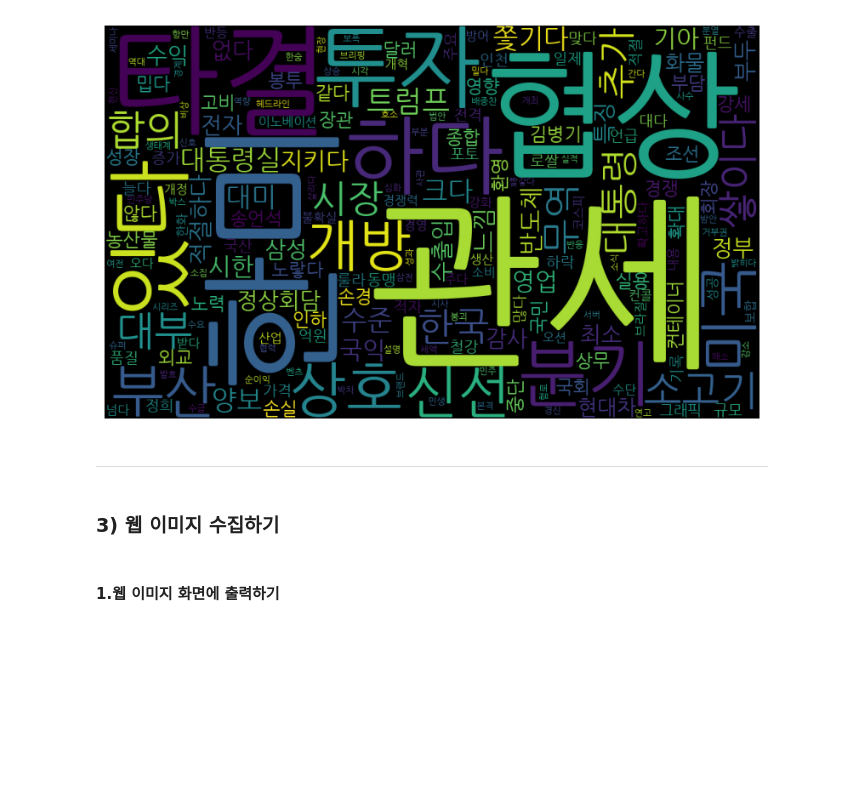
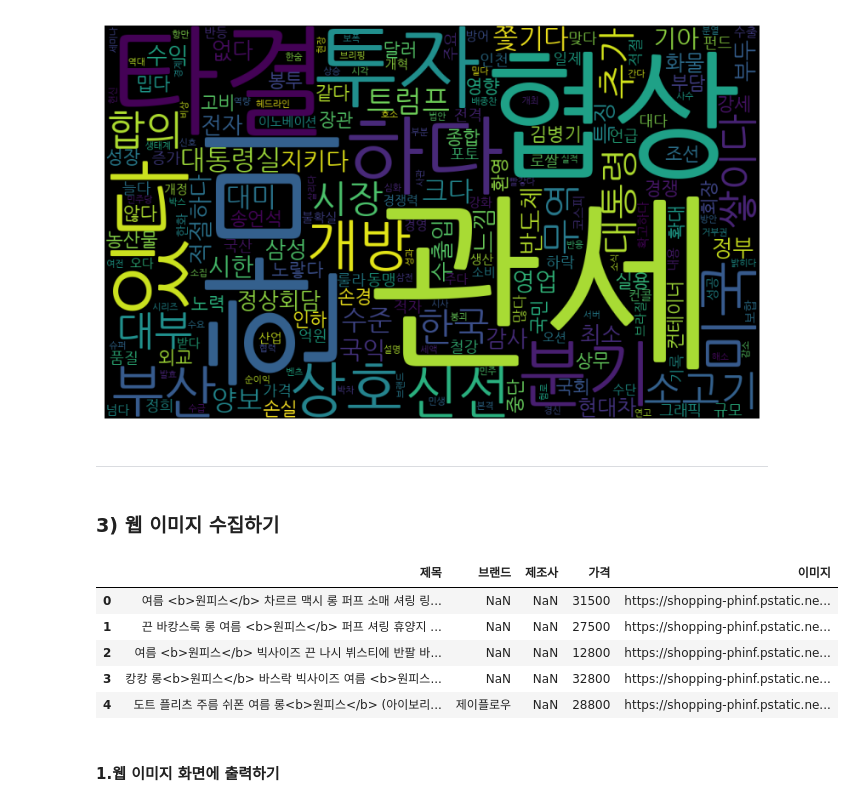
Before and after one commit to jeju2507/2025_mirae_master, a Jupyter notebook: 3일차_웹데이터수집및시각화_OpenAPI_완성_ipynb의_사본.ipynb, the cells around one changed output. Saved outputs shown, nothing was run; the diff lists cells and outputs as text; code cells hidden in the pictures; blank space fills up the shorter version.

```diff
--- a/3일차_웹데이터수집및시각화_OpenAPI_완성_ipynb의_사본.ipynb
+++ b/3일차_웹데이터수집및시각화_OpenAPI_완성_ipynb의_사본.ipynb
@@ -543,8 +543,16 @@ make_wordcloud(feature_name, count)
 # %% [markdown]
 ### <a name="3)웹이미지수집하기">3) 웹 이미지 수집하기</a>
 # %%
-df = pd.read_csv('naver_shop_여성니트.csv')
+
+df = pd.read_csv('naver_shop_블랙원피스.csv')
 df.head(5)
+# %% [output]
+|  | 제목 | 브랜드 | 제조사 | 가격 | 이미지 |
+| 0 | 여름 <b>원피스</b> 차르르 맥시 롱 퍼프 소매 셔링 링... | NaN | NaN | 31500 | https://shopping-phinf.pstatic.ne... |
+| 1 | 끈 바캉스룩 롱 여름 <b>원피스</b> 퍼프 셔링 휴양지 ... | NaN | NaN | 27500 | https://shopping-phinf.pstatic.ne... |
+| 2 | 여름 <b>원피스</b> 빅사이즈 끈 나시 뷔스티에 반팔 바... | NaN | NaN | 12800 | https://shopping-phinf.pstatic.ne... |
+| 3 | 캉캉 롱<b>원피스</b> 바스락 빅사이즈 여름 <b>원피스... | NaN | NaN | 32800 | https://shopping-phinf.pstatic.ne... |
+| 4 | 도트 플리츠 주름 쉬폰 여름 롱<b>원피스</b> (아이보리... | 제이플로우 | NaN | 28800 | https://shopping-phinf.pstatic.ne... |
 # %% [markdown]
 #### 1.웹 이미지 화면에 출력하기
 # %%
```
Also changed, not shown: parts of 3 cells of this notebook.
